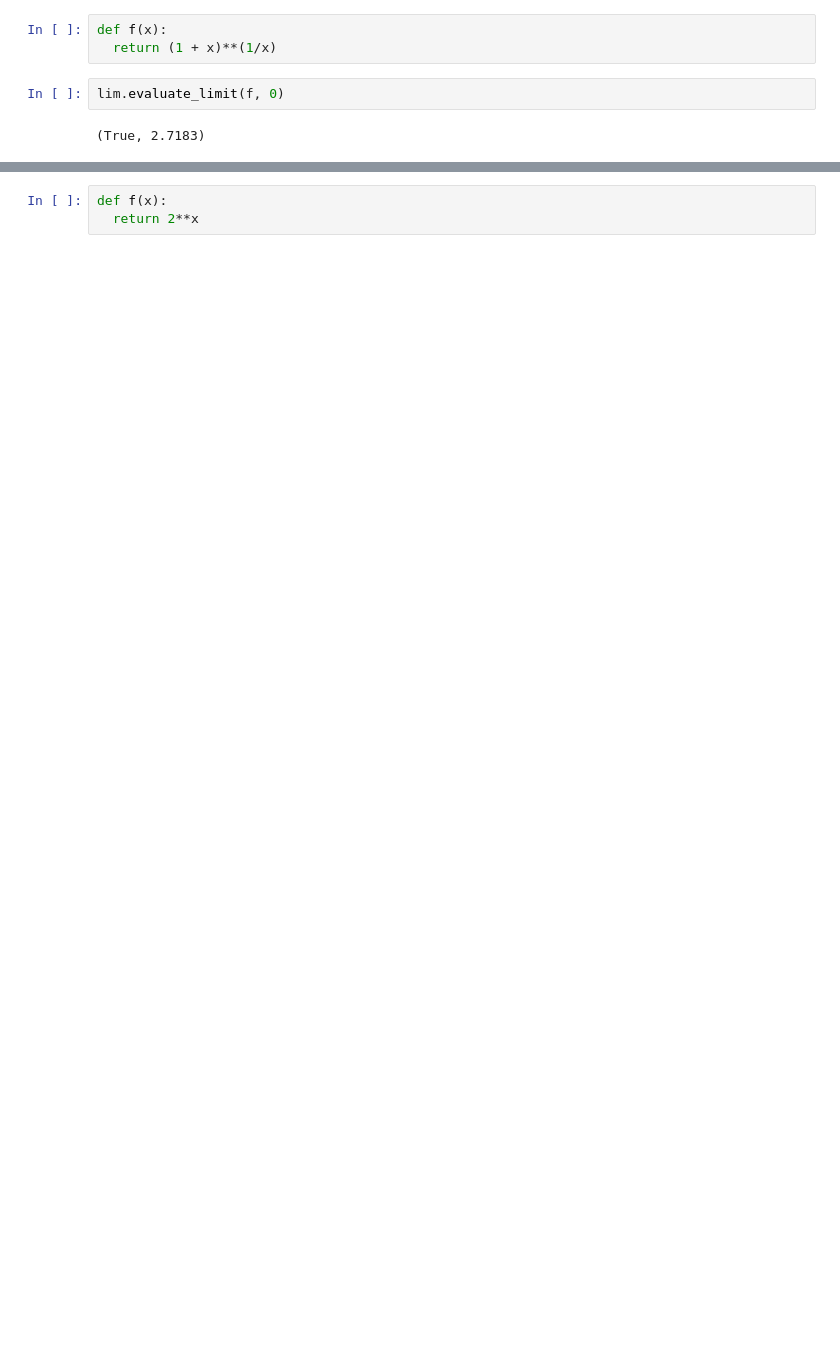
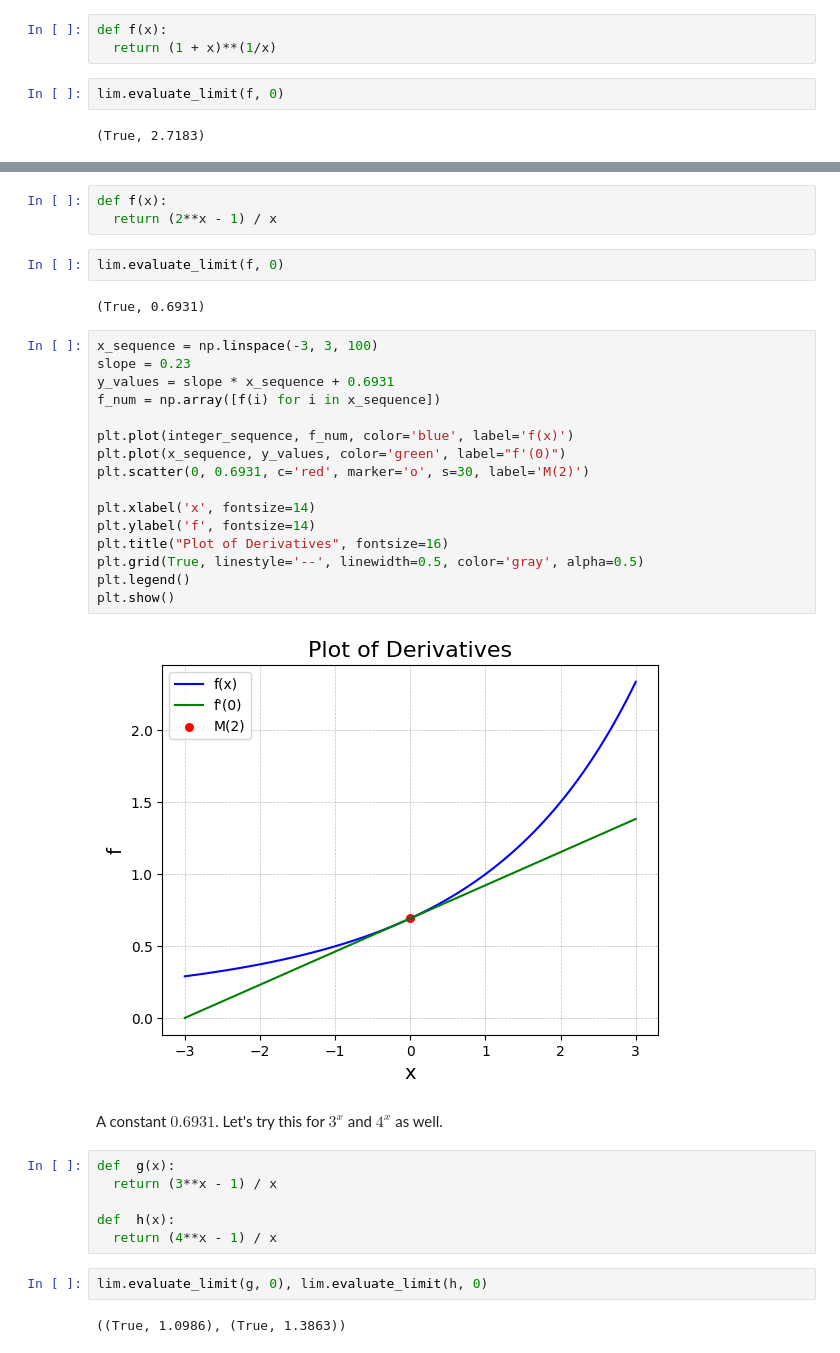
Before and after one commit to pareshrchaudhary/numericalmethods, a Jupyter notebook: Derivatives.ipynb, the cells around one changed output, grey strips where cells are left out. Saved outputs shown, nothing was run; the diff lists cells and outputs as text; blank space fills up the shorter version.

```diff
--- a/Derivatives.ipynb
+++ b/Derivatives.ipynb
@@ -825,3 +843,37 @@ Let's take an exponential function of type $a^x$ -
 # %%
 def f(x):
-  return 2**x
+  return (2**x - 1) / x
+# %%
+lim.evaluate_limit(f, 0)
+# %% [output]
+(True, 0.6931)
+# %%
+x_sequence = np.linspace(-3, 3, 100)
+slope = 0.23
+y_values = slope * x_sequence + 0.6931
+f_num = np.array([f(i) for i in x_sequence])
+
+plt.plot(integer_sequence, f_num, color='blue', label='f(x)')
+plt.plot(x_sequence, y_values, color='green', label="f'(0)")
+plt.scatter(0, 0.6931, c='red', marker='o', s=30, label='M(2)')
+
+plt.xlabel('x', fontsize=14)
+plt.ylabel('f', fontsize=14)
+plt.title("Plot of Derivatives", fontsize=16)
+plt.grid(True, linestyle='--', linewidth=0.5, color='gray', alpha=0.5)
+plt.legend()
+plt.show()
+# %% [output]
+[figure, added]
+# %% [markdown]
+A constant $0.6931$. Let's try this for $3^x$ and $4^x$ as well.
+# %%
+def  g(x):
+  return (3**x - 1) / x
+
+def  h(x):
+  return (4**x - 1) / x
+# %%
+lim.evaluate_limit(g, 0), lim.evaluate_limit(h, 0)
+# %% [output]
+((True, 1.0986), (True, 1.3863))
```
Also changed, not shown: parts of 12 cells of this notebook.
